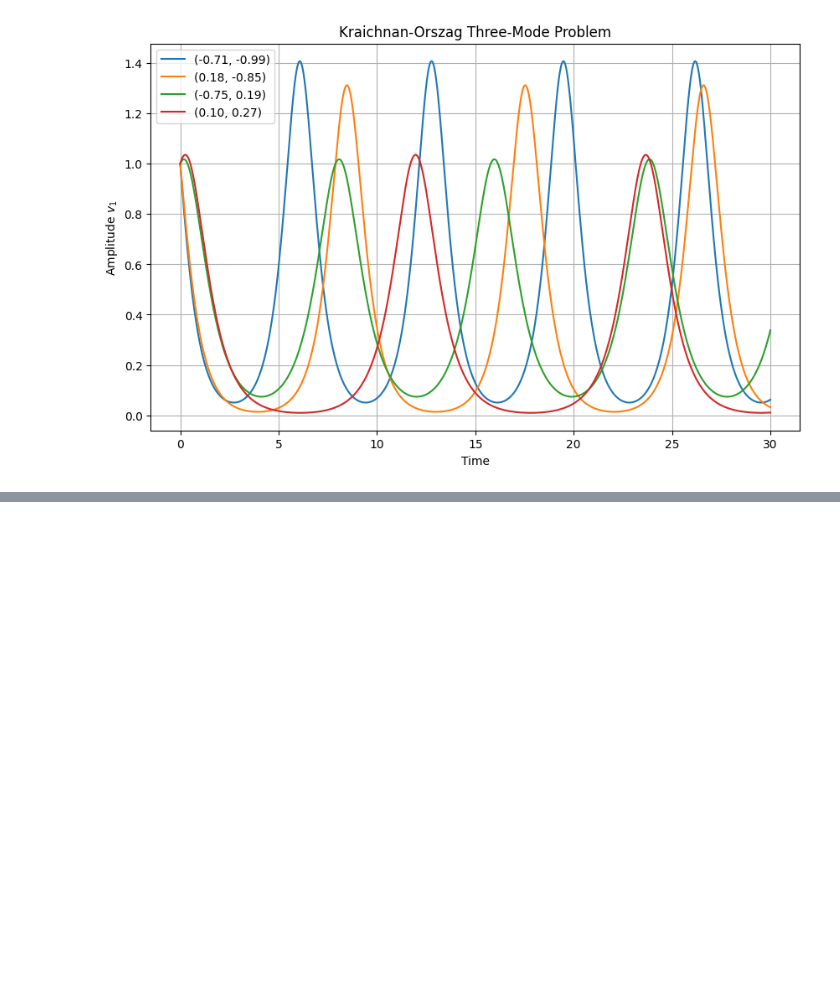
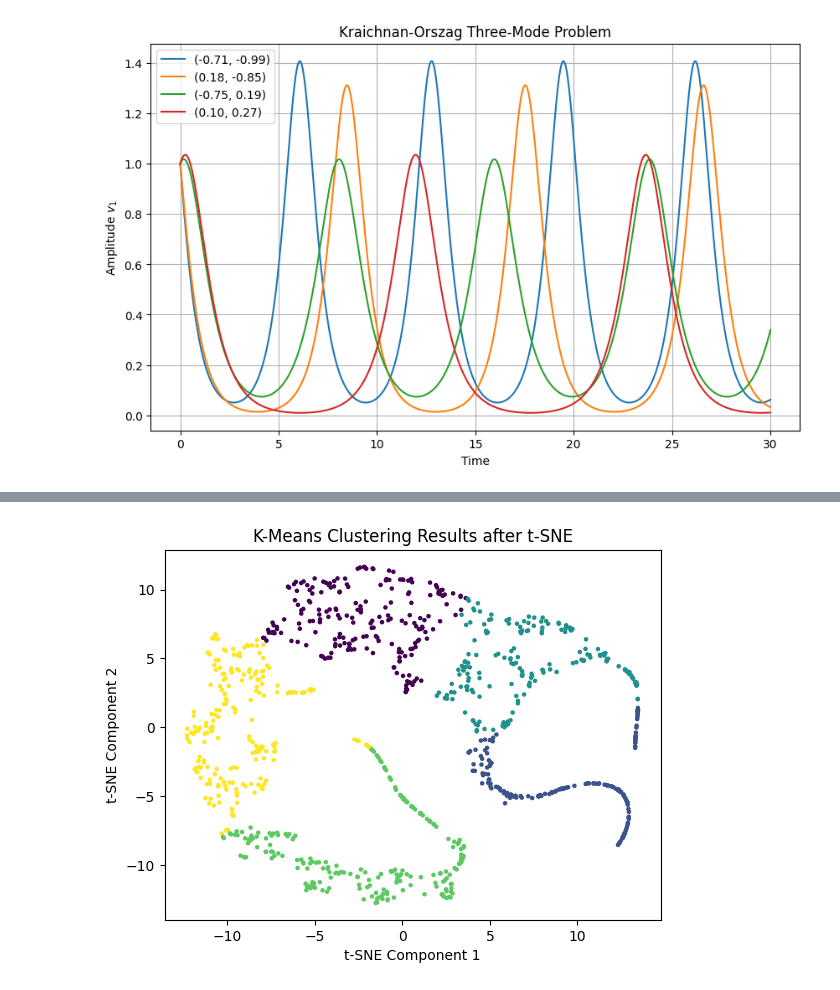
Before and after one commit to Gulio357/Data_Dynamics_Clustering, a Jupyter notebook: Untitled.ipynb, the cells around one changed output, grey strips where cells are left out. Drawn from its saved outputs; the diff is of its cells as text; code cells hidden in the pictures; blank space fills up the shorter version.

```diff
--- a/Untitled.ipynb
+++ b/Untitled.ipynb
@@ -41,0 +156,18 @@ plt.show()
+# %%
+from sklearn.manifold import TSNE
+
+
+tsne = TSNE(n_components=2, perplexity=30, n_iter=300, random_state=42)
+reduced_data = tsne.fit_transform(dataset)
+
+n_clusters = 5
+kmeans = KMeans(n_clusters=n_clusters, random_state=42)
+TSNE_labels = kmeans.fit_predict(reduced_data)
+
+plt.scatter(reduced_data[:, 0], reduced_data[:, 1], c=TSNE_labels, cmap='viridis', s=5)
+plt.title('K-Means Clustering Results after t-SNE')
+plt.xlabel('t-SNE Component 1')
+plt.ylabel('t-SNE Component 2')
+plt.show()
+# %% [output]
+[figure, added]
```
Also changed, not shown: parts of 10 cells of this notebook.
